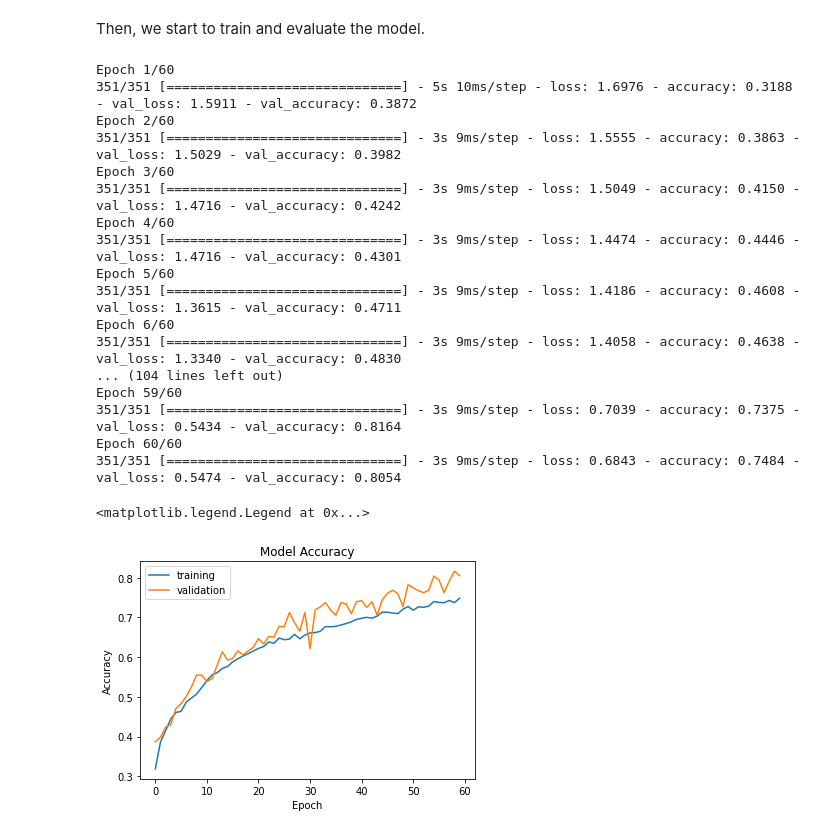
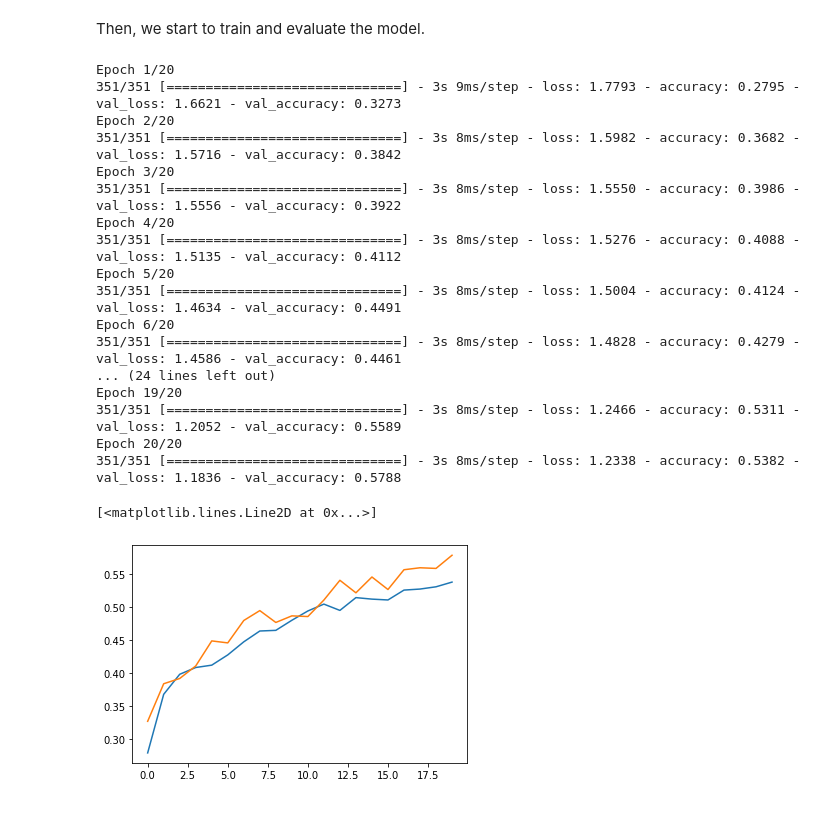
Before and after one commit to jiahao303/music-classifier, a Jupyter notebook: Music_Classifier_Nov_29.ipynb, the cells around one changed output. Cells and saved outputs as stored; diff of their text form; code cells hidden in the pictures.

```diff
--- a/Music_Classifier_Nov_29.ipynb
+++ b/Music_Classifier_Nov_29.ipynb
@@ -418,13 +440,11 @@ lyrics_features = layers.Dense(64, activation='relu')(lyrics_features)
 # %%
-scalar_features = layers.Dense(64, activation='relu')(scalars_input)
+scalar_features = layers.Dense(32, activation='relu')(scalars_input)
 # %% [markdown]
 In the following part, we are going to concatenate the output derived from lyrics pipeline and scalars pipeline.
 # %%
 main = layers.concatenate([lyrics_features, scalar_features], axis = 1)
-main = layers.Dense(256, activation='relu')(main)
-main = layers.Dense(64, activation='relu')(main)
 main = layers.Dense(32, activation='relu')(main)
-output = layers.Dense(num_genres, name = "genre", activation = 'softmax')(main)
+output = layers.Dense(num_genres, name = "genre")(main)
 # %%
 model = keras.Model(
     inputs = [lyrics_input, scalars_input],
@@ -440,41 +476,35 @@ keras.utils.plot_model(model)
 Then, we start to train and evaluate the model.
 # %%
 model.compile(optimizer = "adam",
-              loss = losses.SparseCategoricalCrossentropy(from_logits=False),
+              loss = losses.SparseCategoricalCrossentropy(from_logits=True),
               metrics=['accuracy']
 )
 # %%
 history = model.fit(train,
                     validation_data=val,
-                    epochs = 60,
-                    verbose = True)
+                    epochs = 20)
 # %% [output]
-Epoch 1/60
-351/351 [==============================] - 5s 10ms/step - loss: 1.6976 - accuracy: 0.3188 - val_loss: 1.5911 - val_accuracy: 0.3872
-Epoch 2/60
-351/351 [==============================] - 3s 9ms/step - loss: 1.5555 - accuracy: 0.3863 - val_loss: 1.5029 - val_accuracy: 0.3982
-Epoch 3/60
-351/351 [==============================] - 3s 9ms/step - loss: 1.5049 - accuracy: 0.4150 - val_loss: 1.4716 - val_accuracy: 0.4242
-Epoch 4/60
-351/351 [==============================] - 3s 9ms/step - loss: 1.4474 - accuracy: 0.4446 - val_loss: 1.4716 - val_accuracy: 0.4301
-Epoch 5/60
-351/351 [==============================] - 3s 9ms/step - loss: 1.4186 - accuracy: 0.4608 - val_loss: 1.3615 - val_accuracy: 0.4711
-Epoch 6/60
-351/351 [==============================] - 3s 9ms/step - loss: 1.4058 - accuracy: 0.4638 - val_loss: 1.3340 - val_accuracy: 0.4830
-... (104 lines left out)
-Epoch 59/60
-351/351 [==============================] - 3s 9ms/step - loss: 0.7039 - accuracy: 0.7375 - val_loss: 0.5434 - val_accuracy: 0.8164
-Epoch 60/60
-351/351 [==============================] - 3s 9ms/step - loss: 0.6843 - accuracy: 0.7484 - val_loss: 0.5474 - val_accuracy: 0.8054
+Epoch 1/20
+351/351 [==============================] - 3s 9ms/step - loss: 1.7793 - accuracy: 0.2795 - val_loss: 1.6621 - val_accuracy: 0.3273
+Epoch 2/20
+351/351 [==============================] - 3s 8ms/step - loss: 1.5982 - accuracy: 0.3682 - val_loss: 1.5716 - val_accuracy: 0.3842
+Epoch 3/20
+351/351 [==============================] - 3s 8ms/step - loss: 1.5550 - accuracy: 0.3986 - val_loss: 1.5556 - val_accuracy: 0.3922
+Epoch 4/20
+351/351 [==============================] - 3s 8ms/step - loss: 1.5276 - accuracy: 0.4088 - val_loss: 1.5135 - val_accuracy: 0.4112
+Epoch 5/20
+351/351 [==============================] - 3s 8ms/step - loss: 1.5004 - accuracy: 0.4124 - val_loss: 1.4634 - val_accuracy: 0.4491
+Epoch 6/20
+351/351 [==============================] - 3s 8ms/step - loss: 1.4828 - accuracy: 0.4279 - val_loss: 1.4586 - val_accuracy: 0.4461
+... (24 lines left out)
+Epoch 19/20
+351/351 [==============================] - 3s 8ms/step - loss: 1.2466 - accuracy: 0.5311 - val_loss: 1.2052 - val_accuracy: 0.5589
+Epoch 20/20
+351/351 [==============================] - 3s 8ms/step - loss: 1.2338 - accuracy: 0.5382 - val_loss: 1.1836 - val_accuracy: 0.5788
 # %%
 from matplotlib import pyplot as plt
-# summarize history for accuracy
-plt.plot(history.history["accuracy"], label = "training")
-plt.plot(history.history["val_accuracy"], label = "validation")
-plt.title("Model Accuracy")
-plt.xlabel("Epoch")
-plt.ylabel("Accuracy")
-plt.legend(["training","validation"], loc = "upper left")
+plt.plot(history.history["accuracy"])
+plt.plot(history.history["val_accuracy"])
 # %% [output]
-<matplotlib.legend.Legend at 0x...>
+[<matplotlib.lines.Line2D at 0x...>]
-[figure, old version]
+[figure, new version]
```
Also changed, not shown: parts of 36 cells of this notebook.
